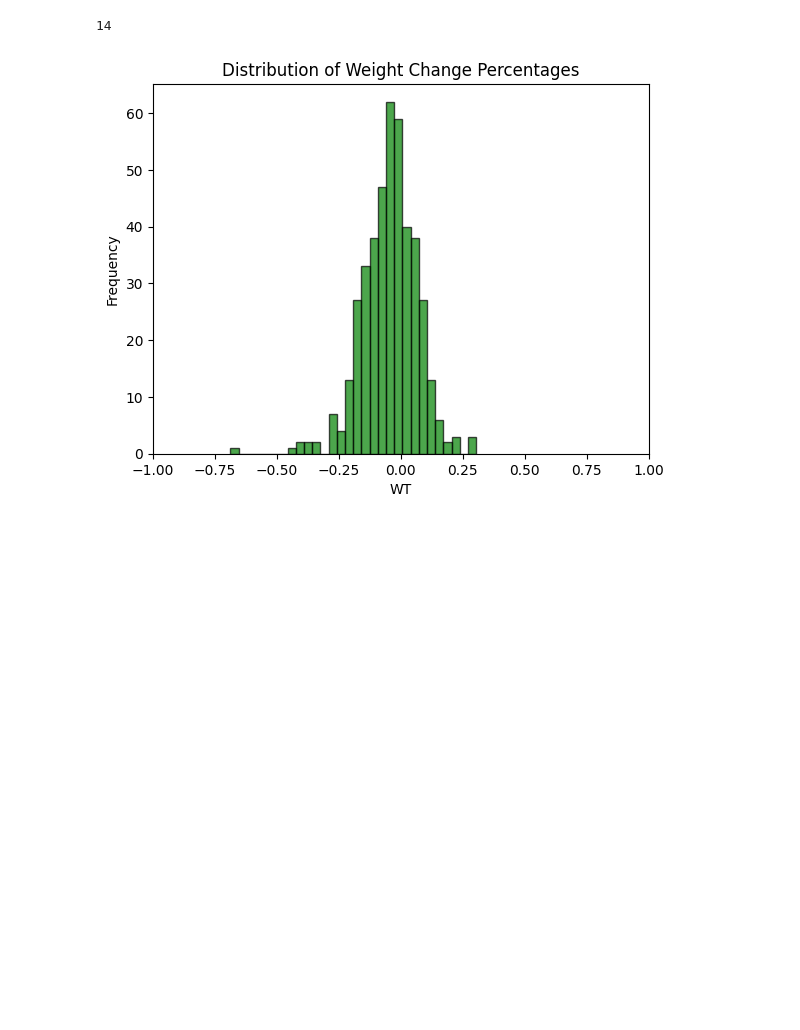
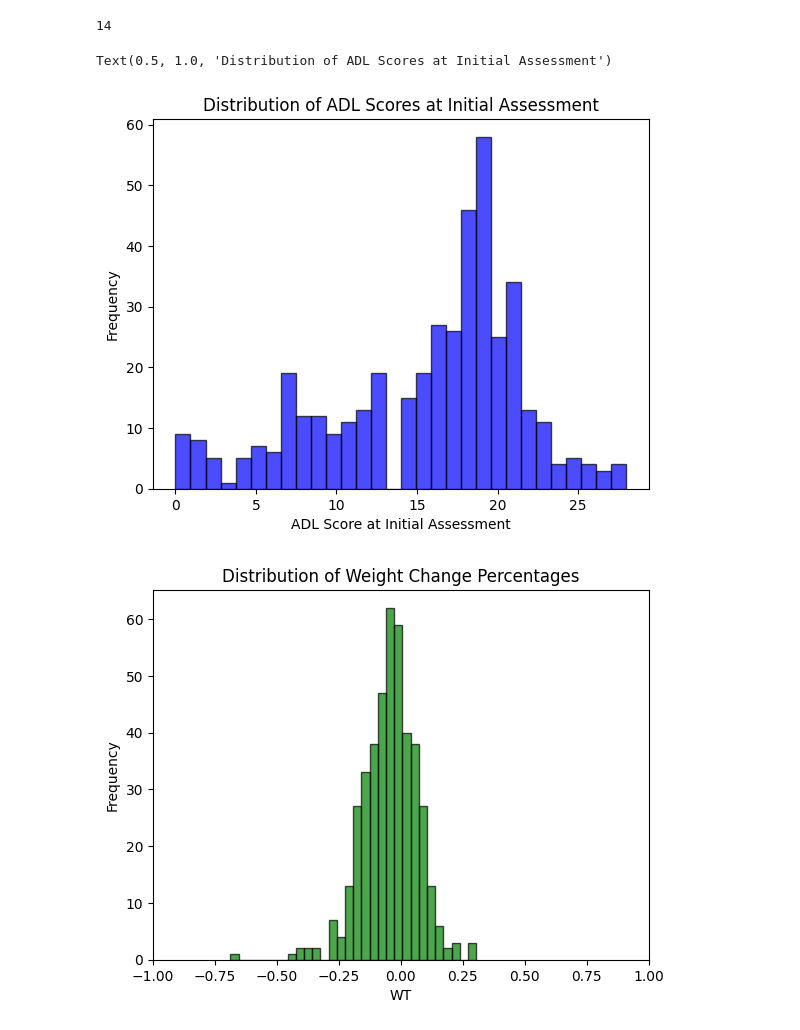
Before and after one commit to LiAndrw/NursingHomeResearchNE, a Jupyter notebook: testing_notebook.ipynb, the cells around one changed output. Cells and saved outputs as stored; diff of their text form; code cells hidden in the pictures; blank space fills up the shorter version.

```diff
--- a/code2.ipynb
+++ b/testing_notebook.ipynb
@@ -518,6 +519,16 @@ num_outliers = len(outliers)
 num_outliers
 # %% [output]
 14
+# %%
+# plot distribution of ADL scores at initial assessment
+adl_dist = summary_df['ADL_SCORE_INIT']
+plt.hist(adl_dist.dropna(), bins=30, color='blue', edgecolor='black', alpha=0.7)
+plt.xlabel("ADL Score at Initial Assessment")
+plt.ylabel("Frequency")
+plt.title("Distribution of ADL Scores at Initial Assessment")
+# %% [output]
+Text(0.5, 1.0, 'Distribution of ADL Scores at Initial Assessment')
+[figure, added]
 # %%
 weight_change_percent_dist = summary_df['Overall_WT_Change_Percent']
 plt.hist(weight_change_percent_dist, bins=30, color='green', edgecolor='black', alpha=0.7)
```
Also changed, not shown: parts of 11 cells of this notebook, 11 other files.
